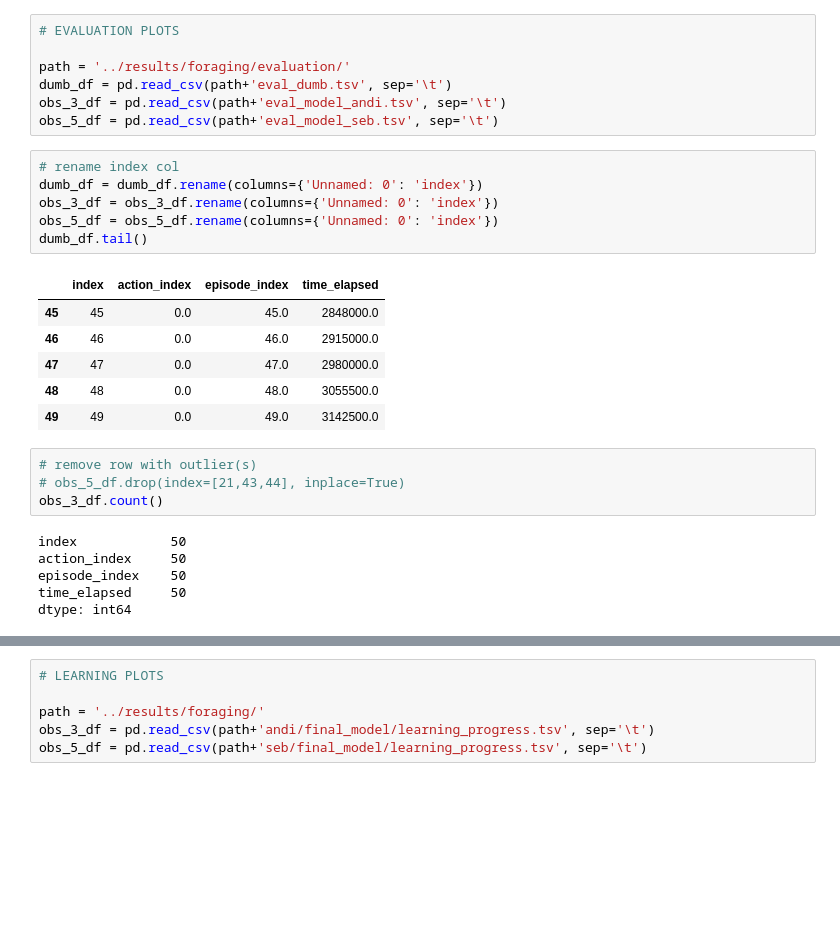
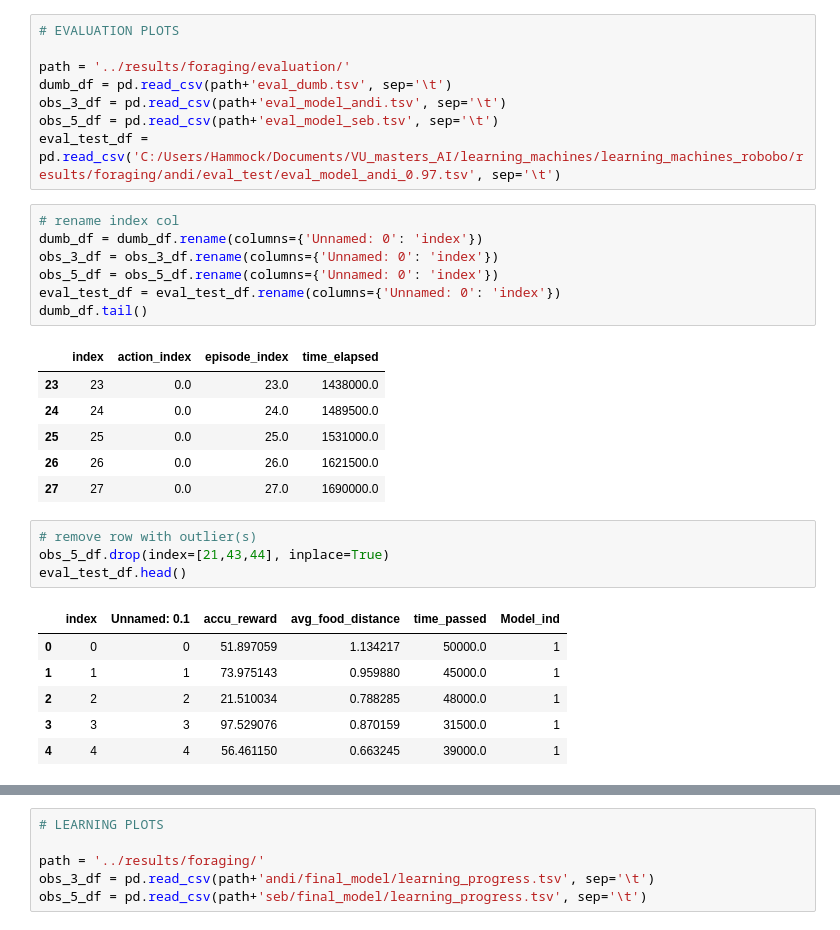
Before and after one commit to gansem/learning_machines_robobo, a Jupyter notebook: src/analytics.ipynb, the cells around one changed output, grey strips where cells are left out. Drawn from its saved outputs; the diff is of its cells as text; blank space fills up the shorter version.

```diff
--- a/src/analytics.ipynb
+++ b/src/analytics.ipynb
@@ -11,29 +23,32 @@ path = '../results/foraging/evaluation/'
 dumb_df = pd.read_csv(path+'eval_dumb.tsv', sep='\t')
 obs_3_df = pd.read_csv(path+'eval_model_andi.tsv', sep='\t')
 obs_5_df = pd.read_csv(path+'eval_model_seb.tsv', sep='\t')
+eval_test_df = pd.read_csv('C:/Users/Hammock/Documents/VU_masters_AI/learning_machines/learning_machines_robobo/results/foraging/andi/eval_test/eval_model_andi_0.97.tsv', sep='\t')
 # %%
 # rename index col
 dumb_df = dumb_df.rename(columns={'Unnamed: 0': 'index'})
 obs_3_df = obs_3_df.rename(columns={'Unnamed: 0': 'index'})
 obs_5_df = obs_5_df.rename(columns={'Unnamed: 0': 'index'})
+eval_test_df = eval_test_df.rename(columns={'Unnamed: 0': 'index'})
 dumb_df.tail()
 # %% [output]
 |  | index | action_index | episode_index | time_elapsed |
-| 45 | 45 | 0.0 | 45.0 | 2848000.0 |
-| 46 | 46 | 0.0 | 46.0 | 2915000.0 |
-| 47 | 47 | 0.0 | 47.0 | 2980000.0 |
-| 48 | 48 | 0.0 | 48.0 | 3055500.0 |
-| 49 | 49 | 0.0 | 49.0 | 3142500.0 |
+| 23 | 23 | 0.0 | 23.0 | 1438000.0 |
+| 24 | 24 | 0.0 | 24.0 | 1489500.0 |
+| 25 | 25 | 0.0 | 25.0 | 1531000.0 |
+| 26 | 26 | 0.0 | 26.0 | 1621500.0 |
+| 27 | 27 | 0.0 | 27.0 | 1690000.0 |
 # %%
 # remove row with outlier(s)
-# obs_5_df.drop(index=[21,43,44], inplace=True)
-obs_3_df.count()
+obs_5_df.drop(index=[21,43,44], inplace=True)
+eval_test_df.head()
 # %% [output]
-index            50
-action_index     50
-episode_index    50
-time_elapsed     50
-dtype: int64
+|  | index | Unnamed: 0.1 | accu_reward | avg_food_distance | time_passed | Model_ind |
+| 0 | 0 | 0 | 51.897059 | 1.134217 | 50000.0 | 1 |
+| 1 | 1 | 1 | 73.975143 | 0.959880 | 45000.0 | 1 |
+| 2 | 2 | 2 | 21.510034 | 0.788285 | 48000.0 | 1 |
+| 3 | 3 | 3 | 97.529076 | 0.870159 | 31500.0 | 1 |
+| 4 | 4 | 4 | 56.461150 | 0.663245 | 39000.0 | 1 |
 # %%
 _df = pd.DataFrame()
 prev_v = 0
```
Also changed, not shown: parts of 9 cells of this notebook, 9 other files.
